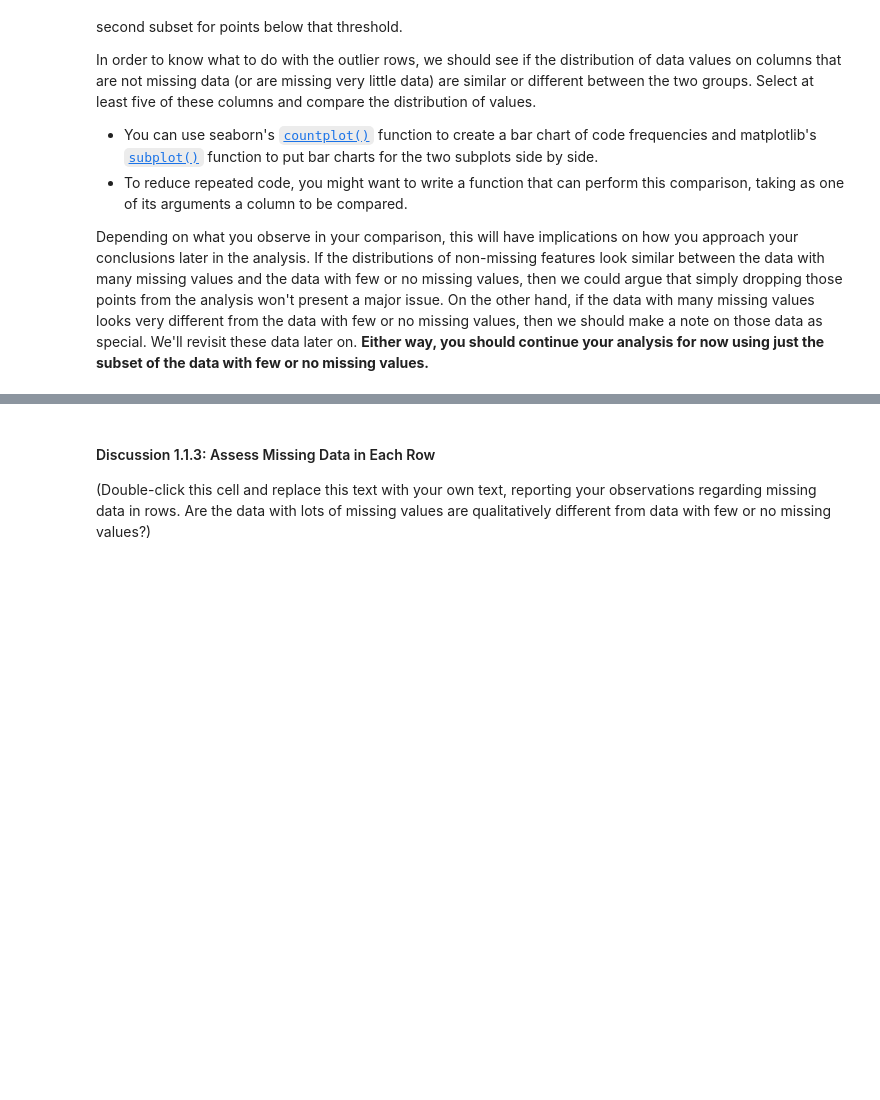
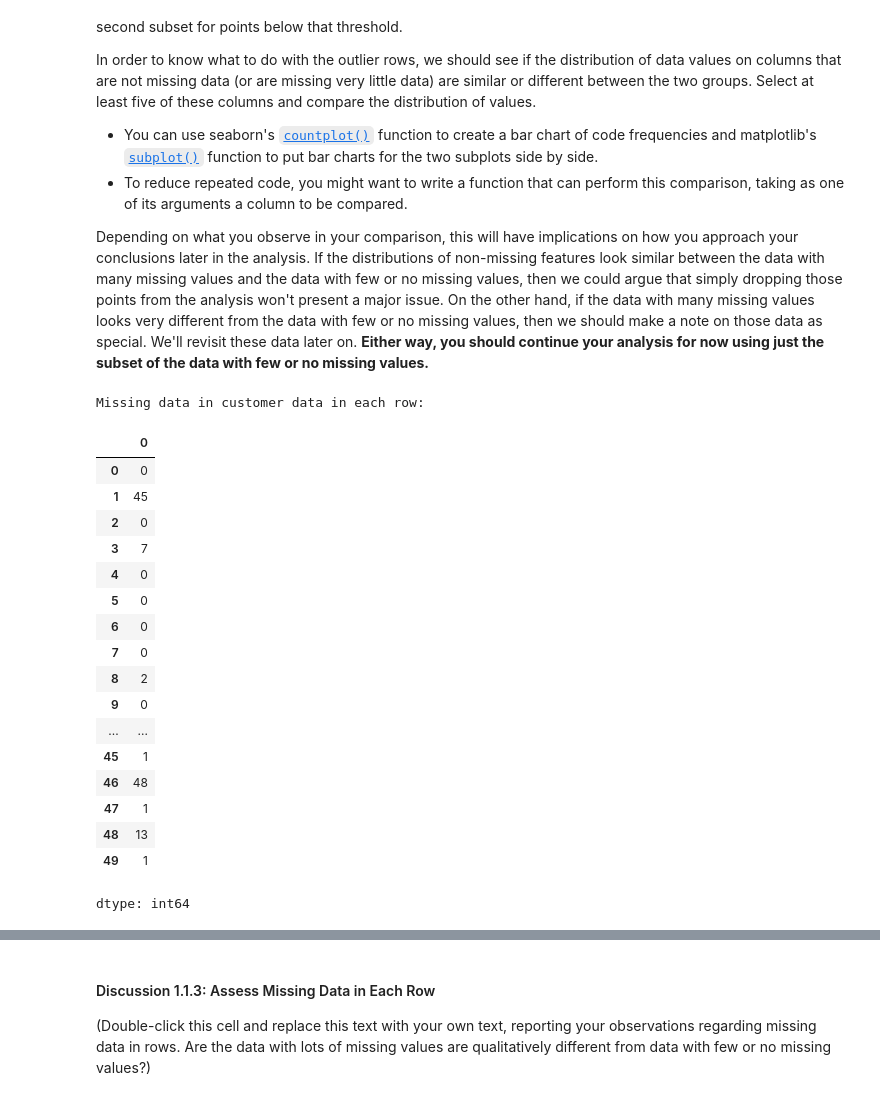
Before and after one commit to EssaAlsharif/Identify-Customer-Segments, a Jupyter notebook: Identify_Customer_Segments.ipynb, the cells around one changed output, grey strips where cells are left out. Saved outputs shown, nothing was run; the diff lists cells and outputs as text; code cells hidden in the pictures; blank space fills up the shorter version.

```diff
--- a/Identify_Customer_Segments.ipynb
+++ b/Identify_Customer_Segments.ipynb
@@ -434,3 +429,29 @@ In order to know what to do with the outlier rows, we should see if the distribu
 Depending on what you observe in your comparison, this will have implications on how you approach your conclusions later in the analysis. If the distributions of non-missing features look similar between the data with many missing values and the data with few or no missing values, then we could argue that simply dropping those points from the analysis won't present a major issue. On the other hand, if the data with many missing values looks very different from the data with few or no missing values, then we should make a note on those data as special. We'll revisit these data later on. **Either way, you should continue your analysis for now using just the subset of the data with few or no missing values.**
 # %%
 # How much data is missing in each row of the dataset?
+
+row_missing_general_data_counts = cleaned_general_data.isnull().sum(axis=1)
+row_missing_customer_data_counts = cleaned_customer_data.isnull().sum(axis=1)
+
+print('Missing data in customer data in each row:')
+row_missing_customer_data_counts.head(50)
+# %% [output]
+Missing data in customer data in each row:
+|  | 0 |
+| 0 | 0 |
+| 1 | 45 |
+| 2 | 0 |
+| 3 | 7 |
+| 4 | 0 |
+| 5 | 0 |
+| 6 | 0 |
+| 7 | 0 |
+| 8 | 2 |
+| 9 | 0 |
+| ... | ... |
+| 45 | 1 |
+| 46 | 48 |
+| 47 | 1 |
+| 48 | 13 |
+| 49 | 1 |
+dtype: int64
```
Also changed, not shown: parts of 7 cells of this notebook.
